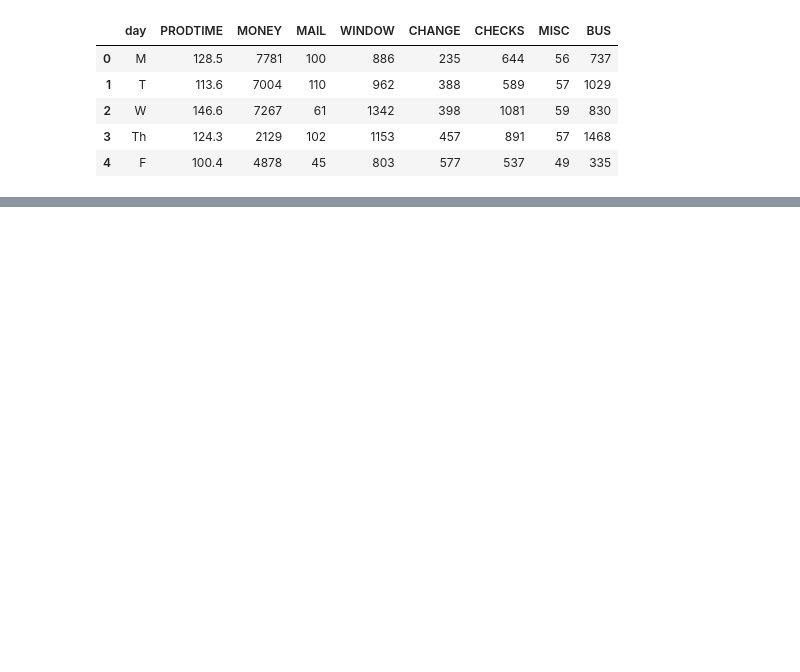
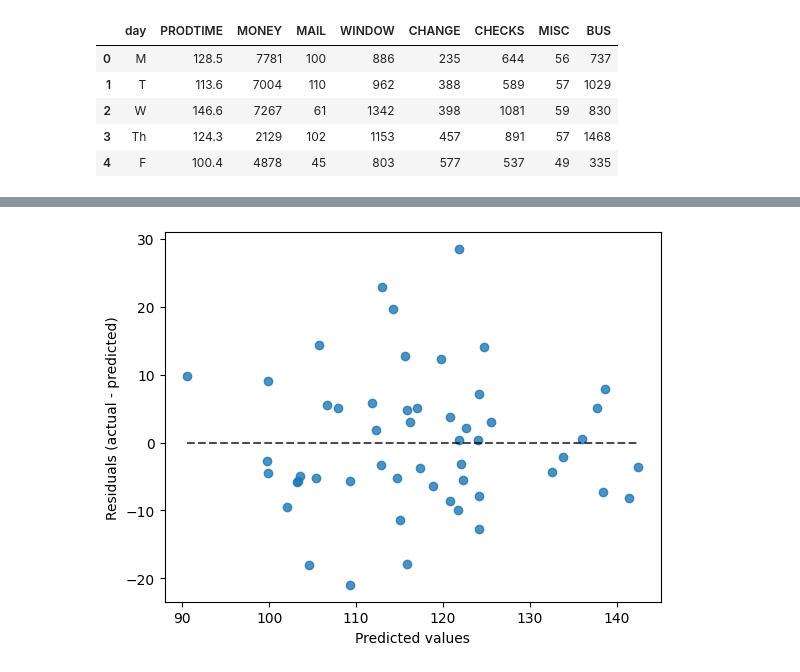
Before and after one commit to mlukoms0/DTSC2301_HW, a Jupyter notebook: PROJECT1.ipynb, the cells around one changed output, grey strips where cells are left out. Cells and saved outputs as stored; diff of their text form; code cells hidden in the pictures; blank space fills up the shorter version.

```diff
--- a/PROJECT1.ipynb
+++ b/PROJECT1.ipynb
@@ -50,0 +99,12 @@ ValueError: Must pass 2-d input. shape=()
+# %%
+#here is our predictors dataframe we will drop variables that muddy up the model and dont have significant correlation.
+df_xvarOG = df[['MONEY','WINDOW','MAIL','CHANGE','CHECKS','MISC','BUS']]
+df_xvar = df[['CHANGE','CHECKS','BUS']]
+df_xvar['misc+mail'] = df['MISC']+df['MAIL']
+df_xvar['WINDOWS+MONEY'] = df['WINDOW']+df['MONEY']
+#df_xvar['CHECKS + BUS'] = df['CHECKS']+df['BUS']
+vifdata = pd.DataFrame()
+vifdata['predictors'] = df_xvar.columns
+vifdata['VIF'] = [variance_inflation_factor(df_xvar.values, i)
+                          for i in range(len(df_xvar.columns))]
+print(vifdata)
@@ -50,0 +139,10 @@ ValueError: Must pass 2-d input. shape=()
+# %%
+X = df_xvarOG
+X2 = sm.add_constant(X)
+Y = df['PRODTIME']
+model1 = sm.OLS(Y,X2).fit()
+print(model1.summary())
+
+resmodel = LinearRegression()
+resmodel.fit(X2,Y)
+y_hat = resmodel.predict(X2)
@@ -50,0 +167,6 @@ ValueError: Must pass 2-d input. shape=()
+# %%
+display = PredictionErrorDisplay(y_true=Y,y_pred=y_hat)
+display.plot()
+plt.show()
+# %% [output]
+[figure, added]
```
Also changed, not shown: parts of 11 cells of this notebook.
